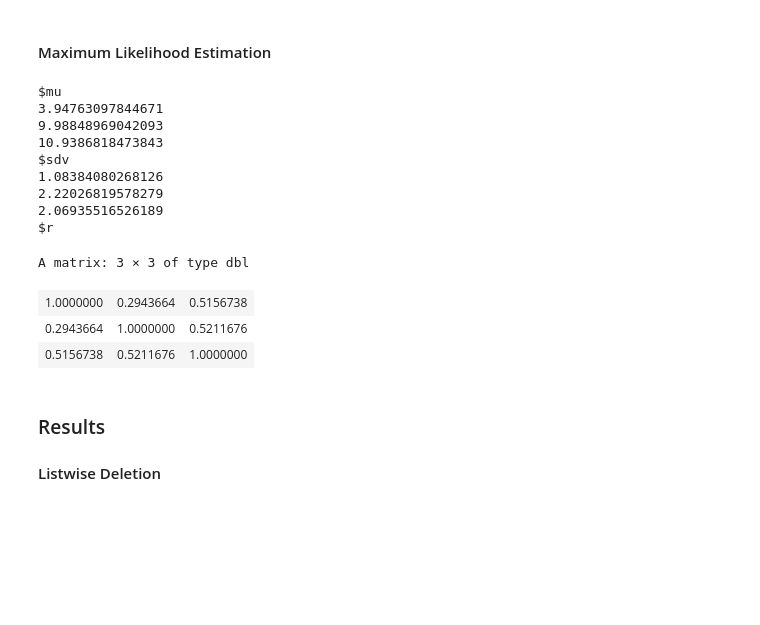
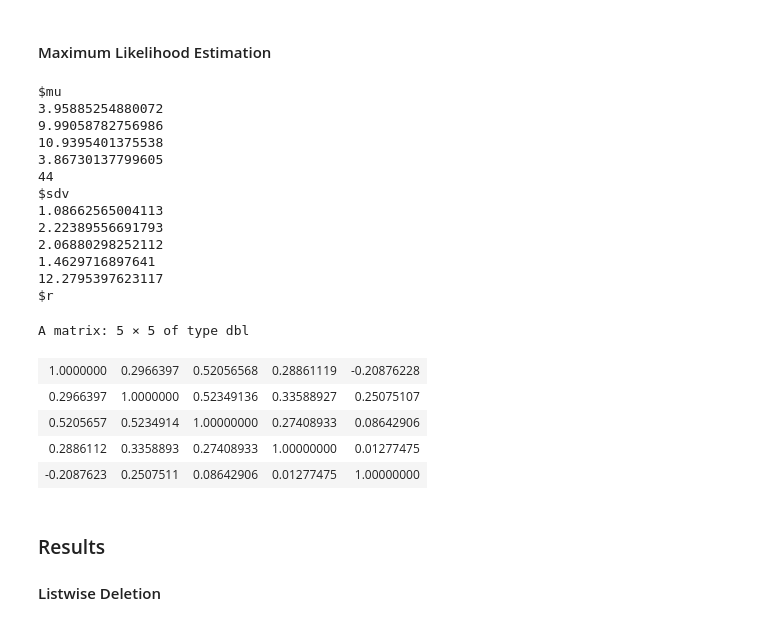
Before and after one commit to joy-kitson/epib-664-final-project, a Jupyter notebook: analysis.ipynb, the cells around one changed output. Saved outputs shown, nothing was run; the diff lists cells and outputs as text; code cells hidden in the pictures; blank space fills up the shorter version.

```diff
--- a/analysis.ipynb
+++ b/analysis.ipynb
@@ -343,22 +405,29 @@ A mipo.summary: 3 × 6
 # %% [markdown]
 #### Maximum Likelihood Estimation
 # %%
-em_results = em(raw_data, cols=c('depress','phydisab','psydisab'))
+em_results = em(raw_data,
+    cols=c('depress','phydisab','psydisab','severity','age'))
 em_results
 # %% [output]
 $mu
-3.94763097844671
-9.98848969042093
-10.9386818473843
+3.95885254880072
+9.99058782756986
+10.9395401375538
+3.86730137799605
+44
 $sdv
-1.08384080268126
-2.22026819578279
-2.06935516526189
+1.08662565004113
+2.22389556691793
+2.06880298252112
+1.4629716897641
+12.2795397623117
 $r
-A matrix: 3 × 3 of type dbl
+A matrix: 5 × 5 of type dbl
-| 1.0000000 | 0.2943664 | 0.5156738 |
-| 0.2943664 | 1.0000000 | 0.5211676 |
-| 0.5156738 | 0.5211676 | 1.0000000 |
+| 1.0000000 | 0.2966397 | 0.52056568 | 0.28861119 | -0.20876228 |
+| 0.2966397 | 1.0000000 | 0.52349136 | 0.33588927 | 0.25075107 |
+| 0.5205657 | 0.5234914 | 1.00000000 | 0.27408933 | 0.08642906 |
+| 0.2886112 | 0.3358893 | 0.27408933 | 1.00000000 | 0.01277475 |
+| -0.2087623 | 0.2507511 | 0.08642906 | 0.01277475 | 1.00000000 |
 # %% [markdown]
 ### Results
 #### Listwise Deletion
```
Also changed, not shown: parts of 41 cells of this notebook.
